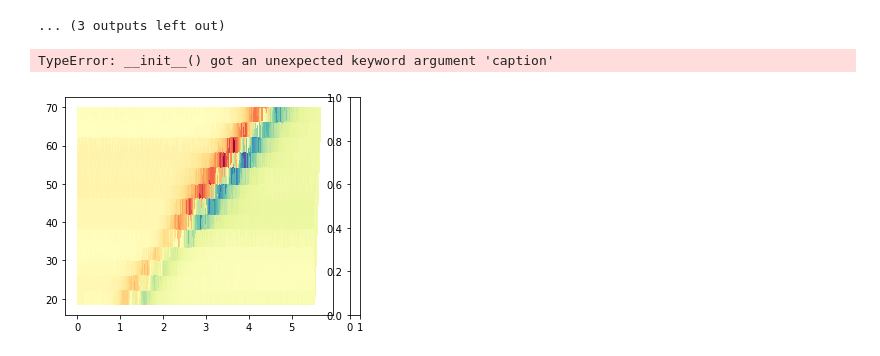
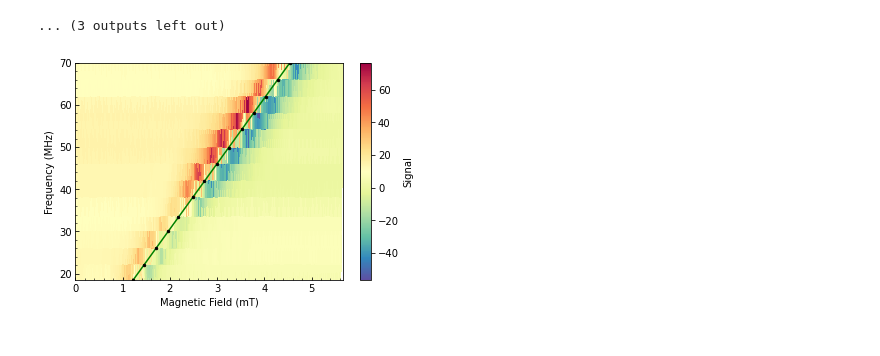
Before and after one commit to matsr22/Phys-382-EPR, a Jupyter notebook: Lock-In data/Data Analysis Jupyter.ipynb, the cells around one changed output. Saved outputs shown, nothing was run; the diff lists cells and outputs as text; code cells hidden in the pictures.

```diff
--- a/Lock-In data/Data Analysis Jupyter.ipynb
+++ b/Lock-In data/Data Analysis Jupyter.ipynb
@@ -40,7 +40,8 @@ MagResonances = []
 FreqResonances = []
 threeDData = []
 widths = []
-
+amplitudes = []
+yOffsets = []
 for i, sheet in enumerate(data):
 
 
@@ -69,6 +70,8 @@ for i, sheet in enumerate(data):
             AmpErr,LocErr,SDevErr,dErr = sqrt(diag(pcov))
 
             widths.append(SDev)
+            amplitudes.append(Amp)
+            yOffsets.append(d)
             AmpGuess,LocGuess,SDevGuess,d2 = guessLorentz
             signalData = funcUsed(MagneticData,Amp,Loc,SDev,d)
             fig, ax = plt.subplots()
@@ -88,7 +91,7 @@ for i, sheet in enumerate(data):
             #f.close()
             #plt.show()
 
-            while (MagneticData[-1]<5.5):
+            while (MagneticData[-1]<5.6):
                   MagneticData = np.append(MagneticData,(2*MagneticData[-1]-MagneticData[-2]))
                   AmpData = np.append(AmpData,(np.average(AmpData[-5:-1])))
             while (MagneticData[0]>0):
@@ -140,26 +143,42 @@ for i, sheet in enumerate(data):
 # %%
 # 3D code Plot
 
 
 
 
 xData = []
 yData = []
 zData = []
 for element in threeDData:
     xData.append(element[0])
     yData.append(element[1])
     zData.append(element[2])
 
 xData = np.array(xData)
 yData = np.array(yData)
 zData = np.array(zData)
 
 plot1,ax = plt.subplots()
 
-cmaps = ax.tripcolor(xData,yData,zData,cmap="Spectral_r")
-plot1.colorbar(cmaps,caption = "Signal")
+guessLinear = [12,0]
+
+popt, pcov = scipy.optimize.curve_fit(Linear, MagResonances, FreqResonances, p0=guessLinear)
+
+grad,yInt = popt
+
+gradU,yIntU = sqrt(diag(pcov))
+
+cmaps = ax.tripcolor(xData,yData,zData,cmap="Spectral_r",zorder = 1)
+plot1.colorbar(cmaps,label = "Signal")
+ax.set_xlabel("Magnetic Field (mT)")
+ax.set_ylabel("Frequency (MHz)")
+ax.minorticks_on()
+ax.plot(MagResonances,grad*np.array(MagResonances)+yInt,zorder = 2,c="green")
+ax.set_xlim(np.min(xData),np.max(xData))
+ax.set_ylim(np.min(yData),np.max(yData))
+ax.tick_params(which="both",direction= "in")
+
+ax.scatter(MagResonances,FreqResonances,s=6,c='black',zorder = 3)
 plt.show()
 # %% [output]
-TypeError: __init__() got an unexpected keyword argument 'caption'
-[figure, old version]
+[figure, new version]
```
Also changed, not shown: parts of 2 cells of this notebook.
